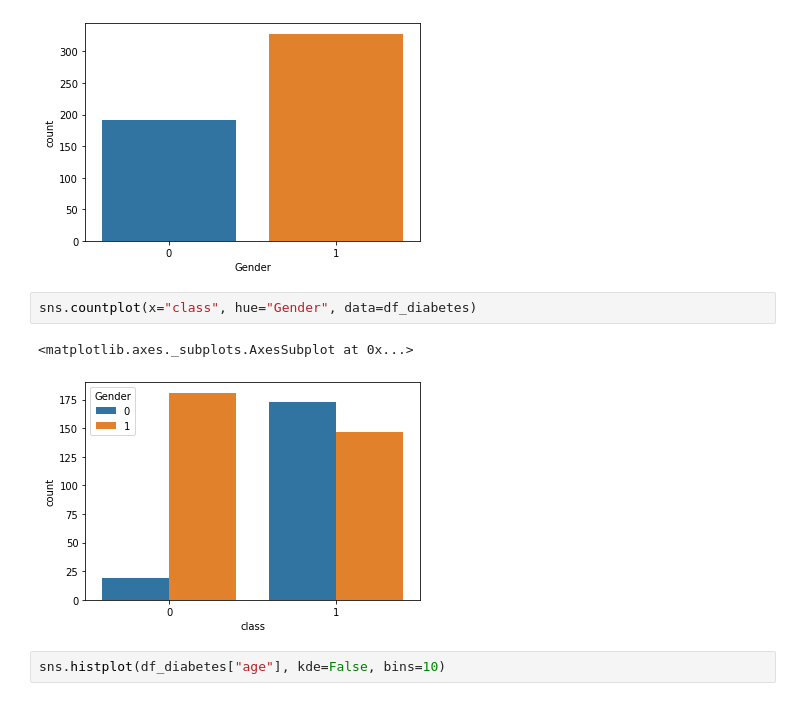
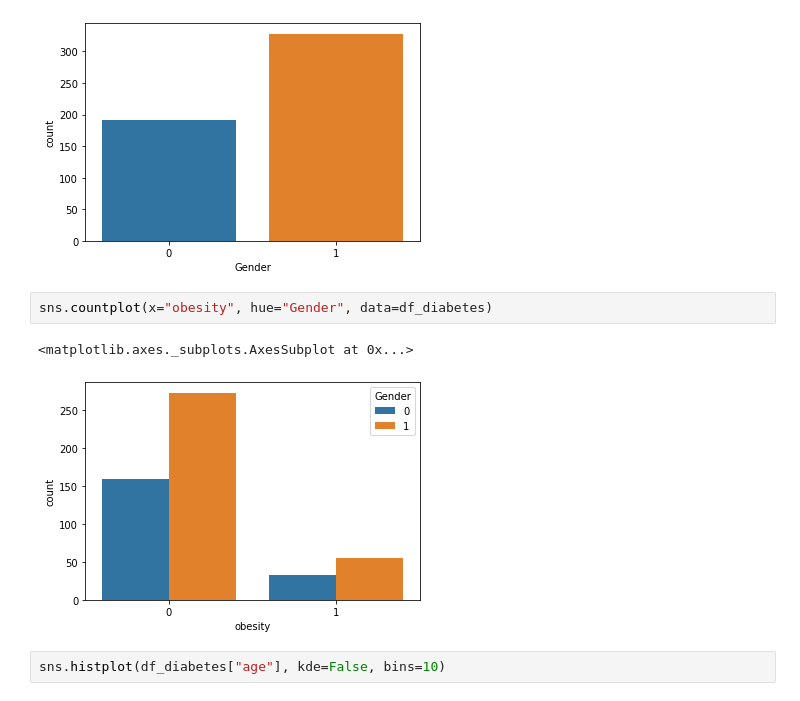
Before and after one commit to dickybukandiki/uts_machinelearning, a Jupyter notebook: UTS_22_01_85_0004.ipynb, the cells around one changed output. Saved outputs shown, nothing was run; the diff lists cells and outputs as text.

```diff
--- a/UTS_22_01_85_0004.ipynb
+++ b/UTS_22_01_85_0004.ipynb
@@ -117,10 +118,10 @@ sns.countplot(x="Gender", data=df_diabetes)
 <matplotlib.axes._subplots.AxesSubplot at 0x...>
 [figure]
 # %%
-sns.countplot(x="class", hue="Gender", data=df_diabetes)
+sns.countplot(x="obesity", hue="Gender", data=df_diabetes)
 # %% [output]
 <matplotlib.axes._subplots.AxesSubplot at 0x...>
-[figure, old version]
+[figure, new version]
 # %%
 sns.histplot(df_diabetes["age"], kde=False, bins=10)
 # %% [output]
```
Also changed, not shown: parts of 6 cells of this notebook.
